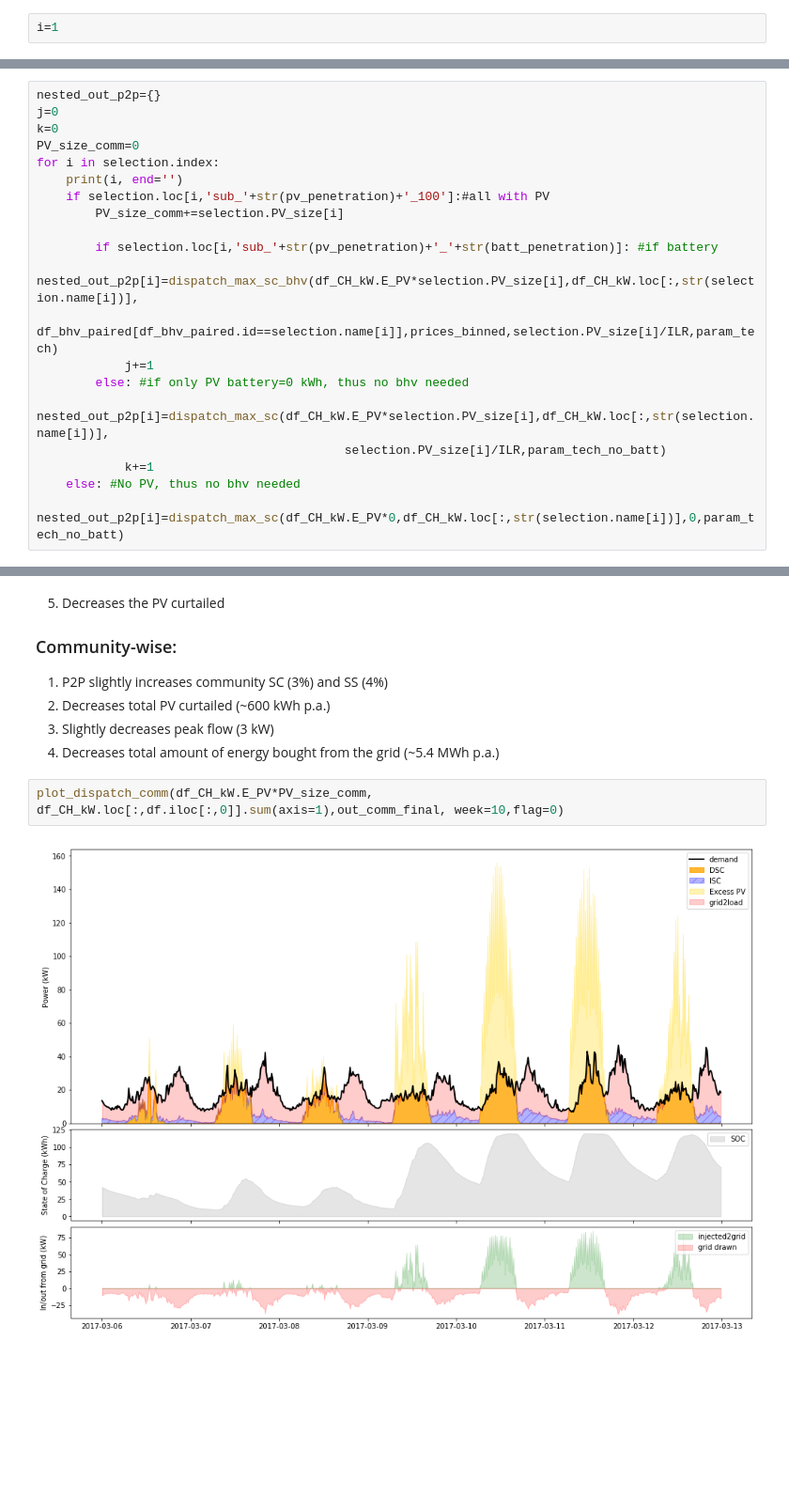
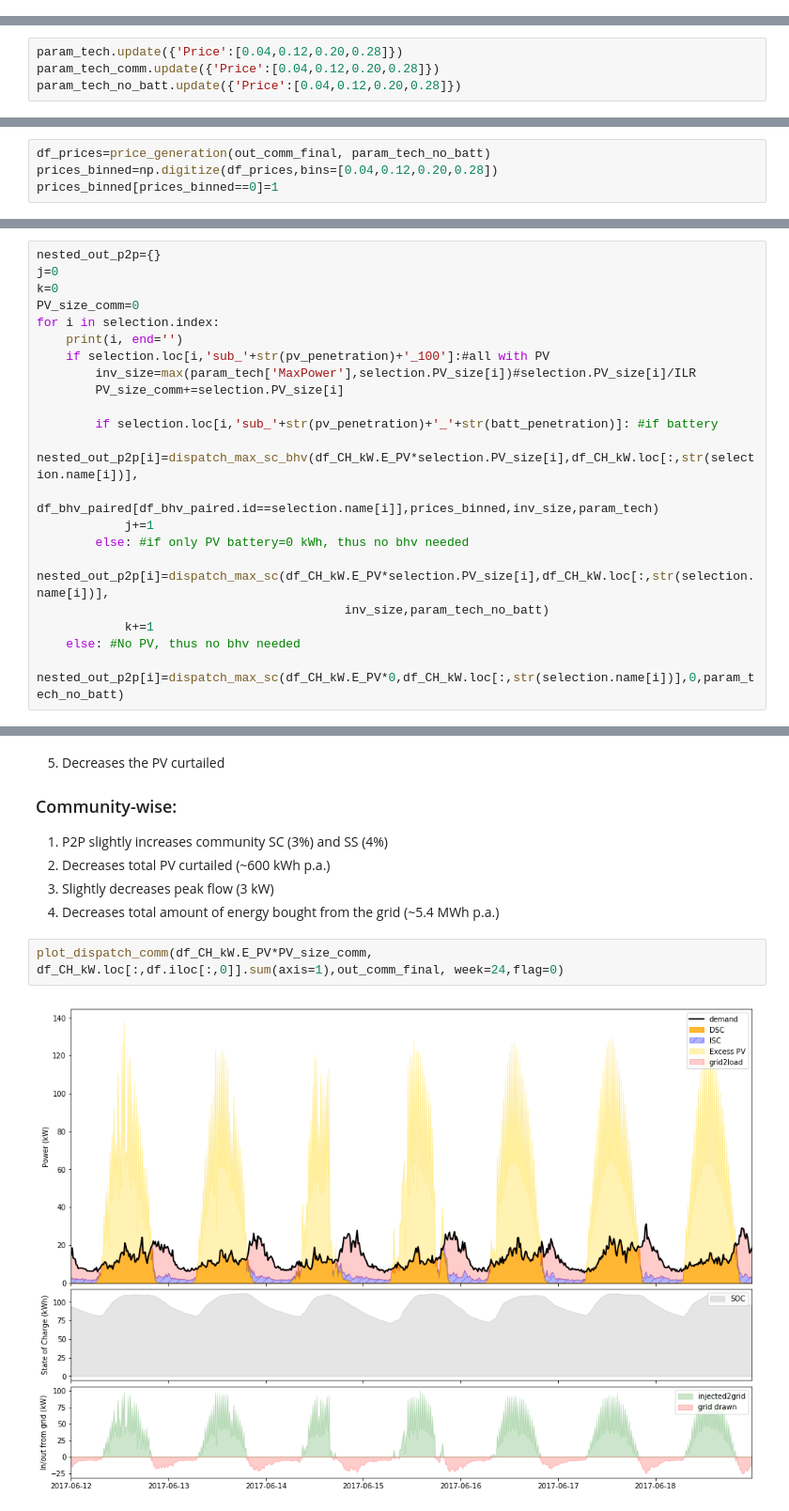
Before and after one commit to alefunxo/Solar_communities, a Jupyter notebook: src/community_P2P.ipynb, the cells around one changed output, grey strips where cells are left out. Shown at 94% size. Cells and saved outputs as stored; diff of their text form; blank space fills up the shorter version.

```diff
--- a/src/community_P2P.ipynb
+++ b/src/community_P2P.ipynb
@@ -861,3 +993 @@ array([1, 2, 3, 4])
-# %%
-i=1
 # %% [markdown]
@@ -964,0 +995,4 @@ plot_dispatch(df_CH_kW.E_PV*selection.PV_size[i],df_CH_kW.loc[:,str(selection.na
+# %%
+param_tech.update({'Price':[0.04,0.12,0.20,0.28]})
+param_tech_comm.update({'Price':[0.04,0.12,0.20,0.28]})
+param_tech_no_batt.update({'Price':[0.04,0.12,0.20,0.28]})
@@ -965,3 +1034,7 @@ plot_dispatch(df_CH_kW.E_PV*selection.PV_size[i],df_CH_kW.loc[:,str(selection.na
+# %%
+df_prices=price_generation(out_comm_final, param_tech_no_batt)
+prices_binned=np.digitize(df_prices,bins=[0.04,0.12,0.20,0.28])
+prices_binned[prices_binned==0]=1
 # %% [markdown]
 ## 2. Run the dispatch algorithm for every household (with prosumer preferences)
 
@@ -974,15 +1047,16 @@ PV_size_comm=0
 for i in selection.index:
     print(i, end='')
     if selection.loc[i,'sub_'+str(pv_penetration)+'_100']:#all with PV
+        inv_size=max(param_tech['MaxPower'],selection.PV_size[i])#selection.PV_size[i]/ILR
         PV_size_comm+=selection.PV_size[i]
 
         if selection.loc[i,'sub_'+str(pv_penetration)+'_'+str(batt_penetration)]: #if battery
             nested_out_p2p[i]=dispatch_max_sc_bhv(df_CH_kW.E_PV*selection.PV_size[i],df_CH_kW.loc[:,str(selection.name[i])],
-                                              df_bhv_paired[df_bhv_paired.id==selection.name[i]],prices_binned,selection.PV_size[i]/ILR,param_tech)
+                                              df_bhv_paired[df_bhv_paired.id==selection.name[i]],prices_binned,inv_size,param_tech)
             j+=1
         else: #if only PV battery=0 kWh, thus no bhv needed
             nested_out_p2p[i]=dispatch_max_sc(df_CH_kW.E_PV*selection.PV_size[i],df_CH_kW.loc[:,str(selection.name[i])],
-                                          selection.PV_size[i]/ILR,param_tech_no_batt)
+                                          inv_size,param_tech_no_batt)
             k+=1
     else: #No PV, thus no bhv needed
         nested_out_p2p[i]=dispatch_max_sc(df_CH_kW.E_PV*0,df_CH_kW.loc[:,str(selection.name[i])],0,param_tech_no_batt)
@@ -1177,7 +1243,7 @@ Average Charging/Discharging depth: 0.688437
 3. Slightly decreases peak flow (3 kW)
 4. Decreases total amount of energy bought from the grid (~5.4 MWh p.a.)
 # %%
-plot_dispatch_comm(df_CH_kW.E_PV*PV_size_comm, df_CH_kW.loc[:,df.iloc[:,0]].sum(axis=1),out_comm_final, week=10,flag=0)
+plot_dispatch_comm(df_CH_kW.E_PV*PV_size_comm, df_CH_kW.loc[:,df.iloc[:,0]].sum(axis=1),out_comm_final, week=24,flag=0)
 # %% [output]
-[figure, old version]
+[figure, new version]
 # %%
```
Also changed, not shown: parts of 62 cells of this notebook, 5 other files.
